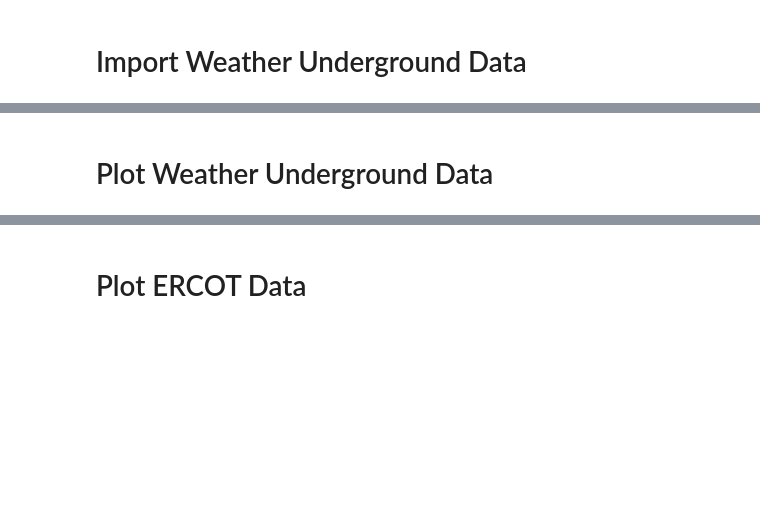
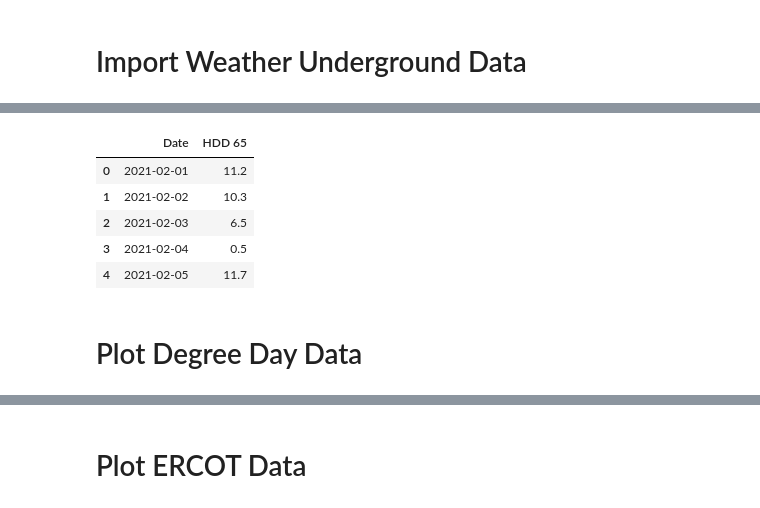
Before and after one commit to ccharafeddine/Degree_Day_Analysis, a Jupyter notebook: degree_day_analysis.ipynb, the cells around one changed output, grey strips where cells are left out. Saved outputs shown, nothing was run; the diff lists cells and outputs as text; code cells hidden in the pictures; blank space fills up the shorter version.

```diff
--- a/degree_day_analysis.ipynb
+++ b/degree_day_analysis.ipynb
@@ -106,2 +111,12 @@ for year in hf.year_list:
+# %%
+degree_days_2021_df = pd.read_sql_table('DegreeDays_2021', con=engine)
+display(degree_days_2021_df.head())
+# %% [output]
+|  | Date | HDD 65 |
+| 0 | 2021-02-01 | 11.2 |
+| 1 | 2021-02-02 | 10.3 |
+| 2 | 2021-02-03 | 6.5 |
+| 3 | 2021-02-04 | 0.5 |
+| 4 | 2021-02-05 | 11.7 |
 # %% [markdown]
-# Plot Weather Underground Data
+# Plot Degree Day Data
```
Also changed, not shown: parts of 7 cells of this notebook, 7 other files.
